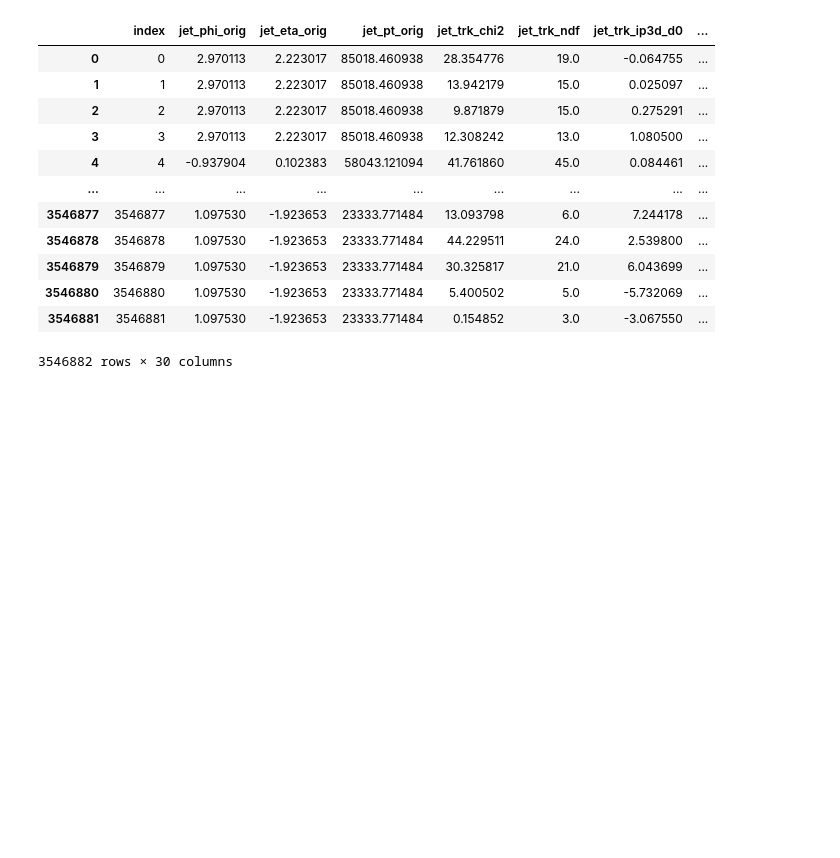
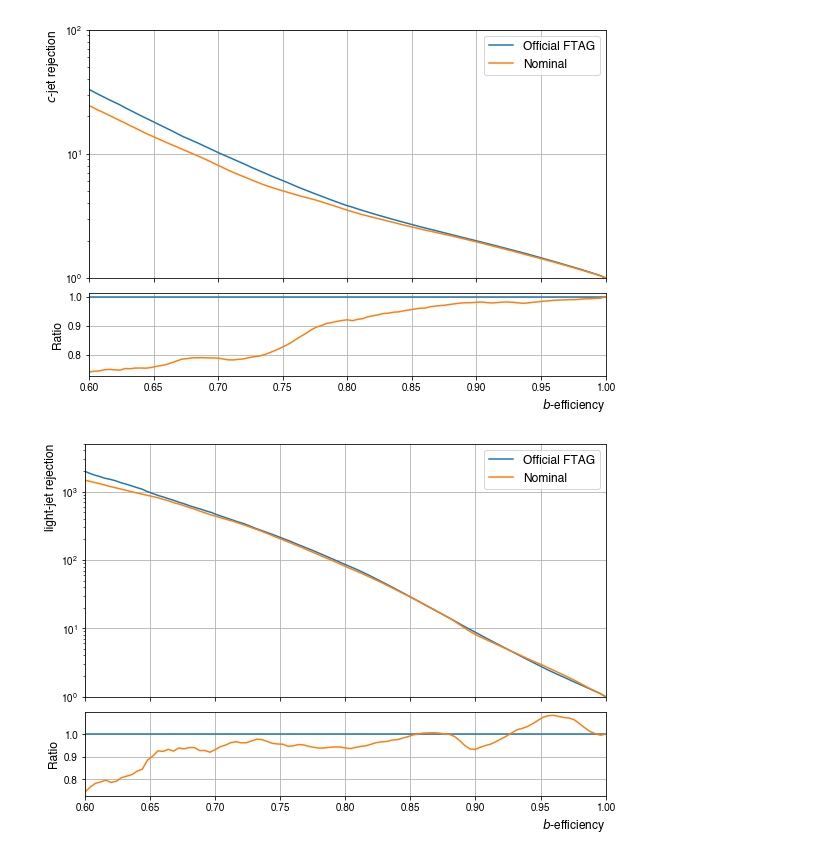
Before and after one commit to ava-lee/TrackingAnalysis, a Jupyter notebook: plotNNROCs.ipynb, the cells around one changed output. Cells and saved outputs as stored; diff of their text form; code cells hidden in the pictures; blank space fills up the shorter version.

Commit message:
Object orientated plotting for NN outputs

```diff
--- a/plotNNROCs.ipynb
+++ b/plotNNROCs.ipynb
@@ -3,24 +3,12 @@ import numpy as np
 import h5py
 import pandas as pd
 import collections
+from helpers import *
+from scipy.interpolate import pchip
+style_dict = styleTracks()
 # %%
-f = h5py.File('../track.h5', 'r')
+f = h5py.File('../default_results-rej_per_eff-280.h5', 'r')
 list(f.keys())
-df = pd.read_hdf('../track.h5','tracks')
+df = pd.read_hdf('../default_results-rej_per_eff-280.h5','ttbar')
+df
-# %%
-df
-# %% [output]
-|  | index | jet_phi_orig | jet_eta_orig | jet_pt_orig | jet_trk_chi2 | jet_trk_ndf | jet_trk_ip3d_d0 | ... |
-| 0 | 0 | 2.970113 | 2.223017 | 85018.460938 | 28.354776 | 19.0 | -0.064755 | ... |
-| 1 | 1 | 2.970113 | 2.223017 | 85018.460938 | 13.942179 | 15.0 | 0.025097 | ... |
-| 2 | 2 | 2.970113 | 2.223017 | 85018.460938 | 9.871879 | 15.0 | 0.275291 | ... |
-| 3 | 3 | 2.970113 | 2.223017 | 85018.460938 | 12.308242 | 13.0 | 1.080500 | ... |
-| 4 | 4 | -0.937904 | 0.102383 | 58043.121094 | 41.761860 | 45.0 | 0.084461 | ... |
-| ... | ... | ... | ... | ... | ... | ... | ... | ... |
-| 3546877 | 3546877 | 1.097530 | -1.923653 | 23333.771484 | 13.093798 | 6.0 | 7.244178 | ... |
-| 3546878 | 3546878 | 1.097530 | -1.923653 | 23333.771484 | 44.229511 | 24.0 | 2.539800 | ... |
-| 3546879 | 3546879 | 1.097530 | -1.923653 | 23333.771484 | 30.325817 | 21.0 | 6.043699 | ... |
-| 3546880 | 3546880 | 1.097530 | -1.923653 | 23333.771484 | 5.400502 | 5.0 | -5.732069 | ... |
-| 3546881 | 3546881 | 1.097530 | -1.923653 | 23333.771484 | 0.154852 | 3.0 | -3.067550 | ... |
-3546882 rows × 30 columns
 # %%
@@ -121,0 +92,6 @@ def binominalErrors(y):
+# %%
+test = NNEvalResults(['default', 'nom'], 280, 'ttbar', '../', './plots/')
+test.plot_ROCs(test.get_rej_values("dl1"))
+# %% [output]
+[figure, added]
+[figure, added]
```
Also changed, not shown: parts of 4 cells of this notebook, 1 other file.
